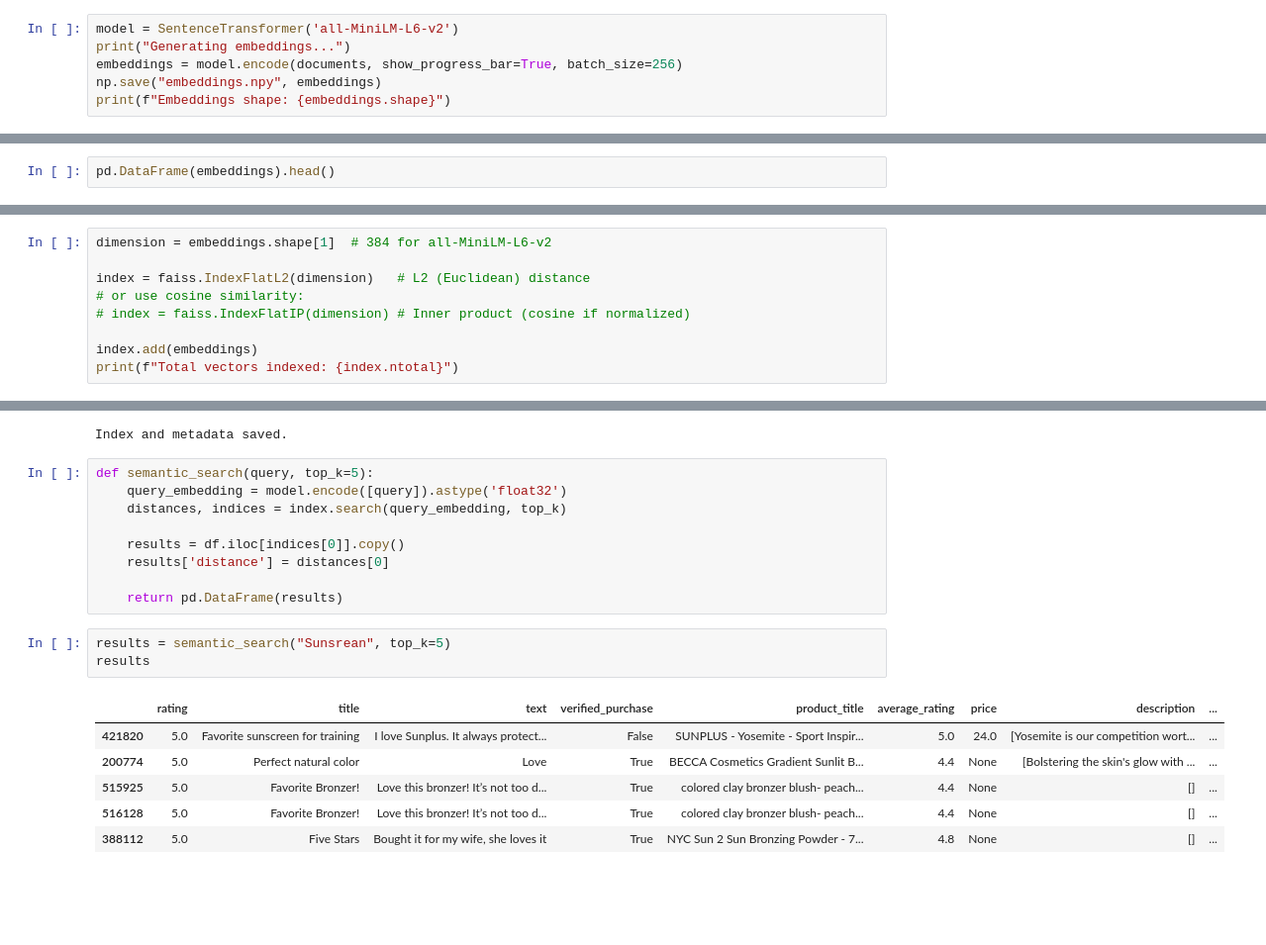
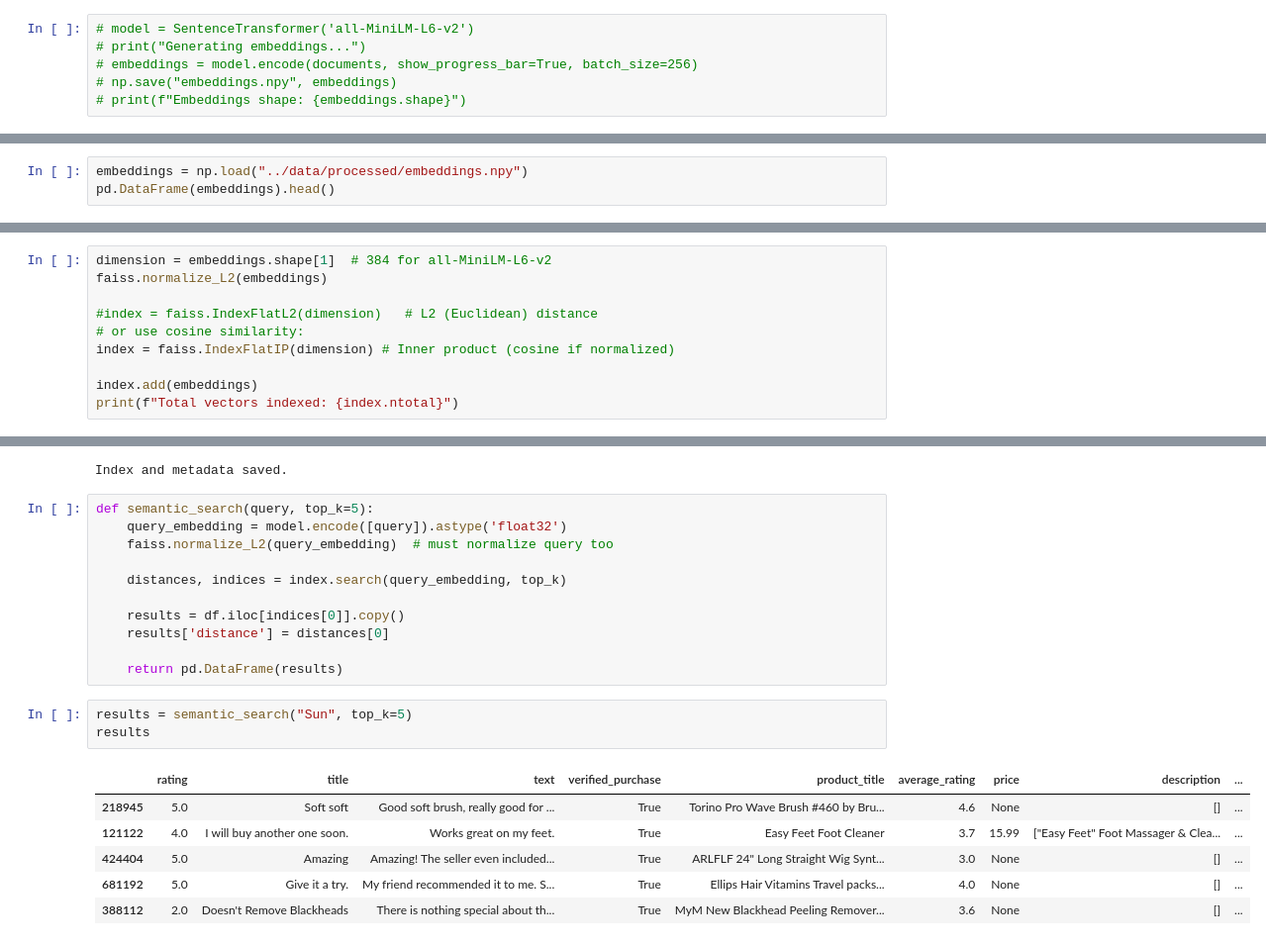
Before and after one commit to UBC-MDS/DSCI_575_project_barafat2_moham136, a Jupyter notebook: notebooks/semantic_search.ipynb, the cells around one changed output, grey strips where cells are left out. Shown at 99% size. Drawn from its saved outputs; the diff is of its cells as text; blank space fills up the shorter version.

```diff
--- a/notebooks/semantic_search.ipynb
+++ b/notebooks/semantic_search.ipynb
@@ -22,8 +22,8 @@ with open("documents.pkl", "wb") as f:
 with open("documents.pkl", "rb") as f:
     documents = pickle.load(f)
 # %%
-model = SentenceTransformer('all-MiniLM-L6-v2')
-print("Generating embeddings...")
-embeddings = model.encode(documents, show_progress_bar=True, batch_size=256)
-np.save("embeddings.npy", embeddings)
-print(f"Embeddings shape: {embeddings.shape}")
+# model = SentenceTransformer('all-MiniLM-L6-v2')
+# print("Generating embeddings...")
+# embeddings = model.encode(documents, show_progress_bar=True, batch_size=256)
+# np.save("embeddings.npy", embeddings)
+# print(f"Embeddings shape: {embeddings.shape}")
@@ -40,4 +30,5 @@ Embeddings shape: (701528, 384)
 # %%
+embeddings = np.load("../data/processed/embeddings.npy")
 pd.DataFrame(embeddings).head()
 # %% [output]
 |  | 0 | 1 | 2 | 3 | 4 | 5 | 6 | 7 | 8 | 9 | ... | ... |
@@ -49,10 +40,11 @@ pd.DataFrame(embeddings).head()
 5 rows × 384 columns
 # %%
 dimension = embeddings.shape[1]  # 384 for all-MiniLM-L6-v2
+faiss.normalize_L2(embeddings)
 
-index = faiss.IndexFlatL2(dimension)   # L2 (Euclidean) distance
+#index = faiss.IndexFlatL2(dimension)   # L2 (Euclidean) distance
 # or use cosine similarity:
-# index = faiss.IndexFlatIP(dimension) # Inner product (cosine if normalized)
+index = faiss.IndexFlatIP(dimension) # Inner product (cosine if normalized)
 
 index.add(embeddings)
 print(f"Total vectors indexed: {index.ntotal}")
@@ -72,6 +64,8 @@ Index and metadata saved.
 # %%
 def semantic_search(query, top_k=5):
     query_embedding = model.encode([query]).astype('float32')
+    faiss.normalize_L2(query_embedding)  # must normalize query too
+
     distances, indices = index.search(query_embedding, top_k)
 
     results = df.iloc[indices[0]].copy()
@@ -79,12 +73,12 @@ def semantic_search(query, top_k=5):
 
     return pd.DataFrame(results)
 # %%
-results = semantic_search("Sunsrean", top_k=5)
+results = semantic_search("Sun", top_k=5)
 results
 # %% [output]
 |  | rating | title | text | verified_purchase | product_title | average_rating | price | description | ... |
-| 421820 | 5.0 | Favorite sunscreen for training | I love Sunplus. It always protect... | False | SUNPLUS - Yosemite - Sport Inspir... | 5.0 | 24.0 | [Yosemite is our competition wort... | ... |
-| 200774 | 5.0 | Perfect natural color | Love | True | BECCA Cosmetics Gradient Sunlit B... | 4.4 | None | [Bolstering the skin's glow with ... | ... |
-| 515925 | 5.0 | Favorite Bronzer! | Love this bronzer! It’s not too d... | True | colored clay bronzer blush- peach... | 4.4 | None | [] | ... |
-| 516128 | 5.0 | Favorite Bronzer! | Love this bronzer! It’s not too d... | True | colored clay bronzer blush- peach... | 4.4 | None | [] | ... |
-| 388112 | 5.0 | Five Stars | Bought it for my wife, she loves it | True | NYC Sun 2 Sun Bronzing Powder - 7... | 4.8 | None | [] | ... |
+| 218945 | 5.0 | Soft soft | Good soft brush, really good for ... | True | Torino Pro Wave Brush #460 by Bru... | 4.6 | None | [] | ... |
+| 121122 | 4.0 | I will buy another one soon. | Works great on my feet. | True | Easy Feet Foot Cleaner | 3.7 | 15.99 | ["Easy Feet" Foot Massager & Clea... | ... |
+| 424404 | 5.0 | Amazing | Amazing! The seller even included... | True | ARLFLF 24" Long Straight Wig Synt... | 3.0 | None | [] | ... |
+| 681192 | 5.0 | Give it a try. | My friend recommended it to me. S... | True | Ellips Hair Vitamins Travel packs... | 4.0 | None | [] | ... |
+| 388112 | 2.0 | Doesn't Remove Blackheads | There is nothing special about th... | True | MyM New Blackhead Peeling Remover... | 3.6 | None | [] | ... |
```
Also changed, not shown: parts of 1 cell of this notebook, 3 other files.
